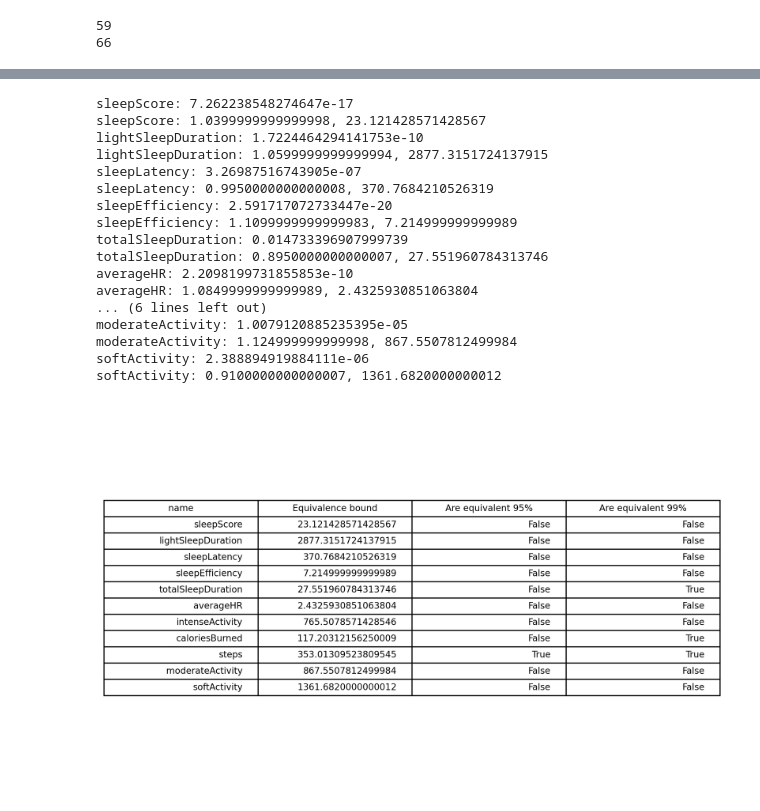
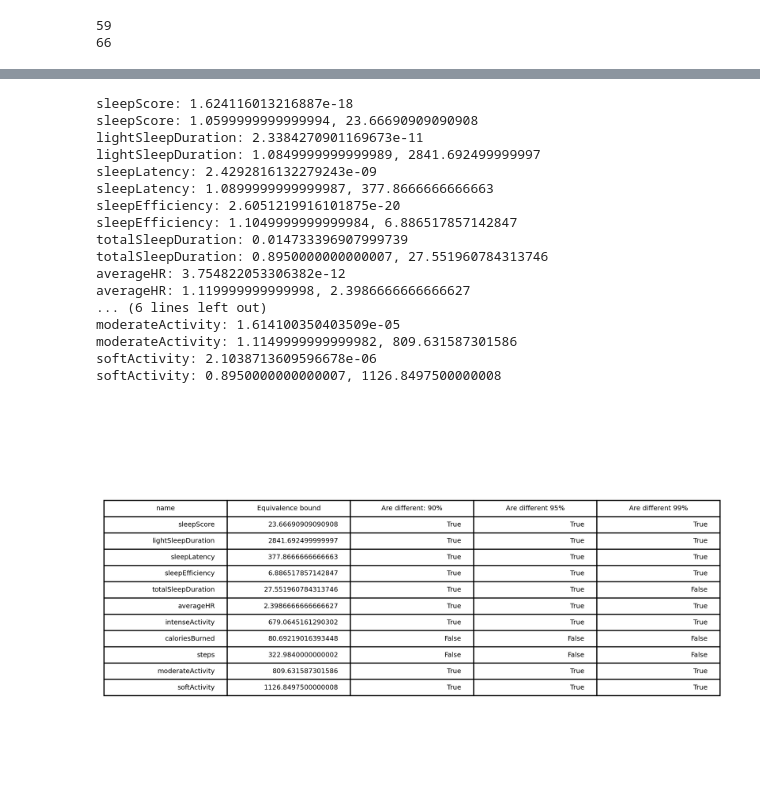
Before and after one commit to egorchern/OpenFitCompanionReport, a Jupyter notebook: src/analysis.ipynb, the cells around one changed output, grey strips where cells are left out. Saved outputs shown, nothing was run; the diff lists cells and outputs as text; code cells hidden in the pictures.

```diff
--- a/src/analysis.ipynb
+++ b/src/analysis.ipynb
@@ -13,7 +13,7 @@ np.set_printoptions(precision=12, suppress=False)
 # %%
 df = pd.read_csv("data.csv")
 type = "activity"
-property = "softActivity"
+property = "steps"
 df.tail()
 # %% [output]
 |  | bedtimeStart | Date | bedtimeEnd | Type | Provider | sleepScore | date | lightSleepDuration | ... |
@@ -56,6 +56,7 @@ Q = 0
 N = 0
 a_lst = []
 b_lst = []
+zscoreOutlier = 2
 for p in categoriesSleep:
 
     df_oura = df.loc[df["Type"] == f"sleep_Oura"]
@@ -73,7 +74,7 @@ for p in categoriesSleep:
         if (min(b, a) == 0) or math.isnan(a) or math.isnan(b):
             continue
         temp = zscores[i]
-        if (abs(temp) >= 2.5):
+        if (abs(temp) >= zscoreOutlier):
             continue
         N += 1
         val = (max(b, a) / min(b, a) % 1)
@@ -102,7 +103,7 @@ for p in categoriesActivity:
         if (min(b, a) == 0) or math.isnan(a) or math.isnan(b):
             continue
         temp = zscores[i]
-        if (abs(temp) >= 2.5):
+        if (abs(temp) >= zscoreOutlier):
             continue
         N += 1
         val = (max(b, a) / min(b, a) % 1)
@@ -168,3 +169,19 @@ df_oura = df_oura[df_oura["date"].isin(df_withings["date"])]
 df_oura = df_oura[df_oura[property].notna()]
 df_withings = df_withings[df_withings["date"].isin(df_oura["date"])]
 df_withings = df_withings[df_withings[property].notna()]
+df_oura.set_index("date", inplace=True)
+df_withings.set_index("date", inplace=True)
+print(df_oura[property].values - df_withings[property].values)
+zscores = np.abs(zscore(resultActivity[resultActivity[property].notna()][property]))
+df_oura["zscores"] = zscores
+df_withings["zscores"] = zscores
+x = 0
+a = df_oura[df_oura["zscores"] <= zscoreOutlier][property].values
+print(len(df_withings))
+b = df_withings[df_withings["zscores"] <= zscoreOutlier][property].values
+print(len(b))
+f, ax = plt.subplots(1, figsize = (8, 6))
+plt.title(f"Bland-Altman Plot: {type}_{property}")
+# sm.graphics.mean_diff_plot(a, b, ax=ax)
+bland_altman_plot(a, b)
+plt.show()
@@ -198,7 +232,7 @@ confidence = 0.05
 increment = 0.005
 margin = 0
 table_df = []
-zscoreOutlier = 2.5
+zscoreOutlier = 2
 for p in categoriesSleep:
 
     df_oura = df.loc[df["Type"] == f"sleep_Oura"]
@@ -218,6 +252,7 @@ for p in categoriesSleep:
     b = df_withings[df_withings["zscores"] <= zscoreOutlier][p].values
     p_two = stats.ttest_rel(a, b).pvalue
     is_in = p_two <= confidence
+    is_in90 = p_two <= 0.1
     is_in95 = p_two <= 0.05
     is_in99 = p_two <= 0.01
     print(f"{p}: {p_two}")
@@ -230,7 +265,7 @@ for p in categoriesSleep:
             x += increment
             continue
         print(f"{p}: {x}, {margin}")
-        table_df.append([p, margin, not is_in95, not is_in99])
+        table_df.append([p, margin, is_in90, is_in95, is_in99])
         break
 
 for p in categoriesActivity:
@@ -248,47 +283,48 @@ for p in categoriesActivity:
     df_oura["zscores"] = zscores
     df_withings["zscores"] = zscores
     a = df_oura[df_oura["zscores"] <= zscoreOutlier][p].values
     b = df_withings[df_withings["zscores"] <= zscoreOutlier][p].values
     p_two = stats.ttest_rel(a, b).pvalue
+    is_in90 = p_two <= 0.1
     is_in95 = p_two <= 0.05
     is_in99 = p_two <= 0.01
     print(f"{p}: {p_two}")
     while True:
 
         margin = np.mean(np.abs(a - b)) * x
         p_val = tests.ttost_paired(a, b, -margin, margin)[0]
         if p_val >= confidence:
             x += increment
             continue
         print(f"{p}: {x}, {margin}")
-        table_df.append([p, margin, not is_in95, not is_in99])
+        table_df.append([p, margin, is_in90, is_in95, is_in99])
         break
 table_df = pd.DataFrame(table_df)
 table_df.head()
 fig, ax = plt.subplots(figsize = (8, 5))
 fig.patch.set_visible(False)
 ax.axis('off')
 ax.axis('tight')
-ax.table(cellText=table_df.values, colLabels=["name", "Equivalence bound", "Are equivalent 95%", "Are equivalent 99%"], loc='center')
+ax.table(cellText=table_df.values, colLabels=["name", "Equivalence bound", "Are different: 90%", "Are different 95%", "Are different 99%"], loc='center')
 fig.tight_layout()
 
 plt.show()
 # %% [output]
-sleepScore: 7.262238548274647e-17
-sleepScore: 1.0399999999999998, 23.121428571428567
-lightSleepDuration: 1.7224464294141753e-10
-lightSleepDuration: 1.0599999999999994, 2877.3151724137915
-sleepLatency: 3.26987516743905e-07
-sleepLatency: 0.9950000000000008, 370.7684210526319
-sleepEfficiency: 2.591717072733447e-20
-sleepEfficiency: 1.1099999999999983, 7.214999999999989
+sleepScore: 1.624116013216887e-18
+sleepScore: 1.0599999999999994, 23.66690909090908
+lightSleepDuration: 2.3384270901169673e-11
+lightSleepDuration: 1.0849999999999989, 2841.692499999997
+sleepLatency: 2.4292816132279243e-09
+sleepLatency: 1.0899999999999987, 377.8666666666663
+sleepEfficiency: 2.6051219916101875e-20
+sleepEfficiency: 1.1049999999999984, 6.886517857142847
 totalSleepDuration: 0.014733396907999739
 totalSleepDuration: 0.8950000000000007, 27.551960784313746
-averageHR: 2.2098199731855853e-10
-averageHR: 1.0849999999999989, 2.4325930851063804
+averageHR: 3.754822053306382e-12
+averageHR: 1.119999999999998, 2.3986666666666627
 ... (6 lines left out)
-moderateActivity: 1.0079120885235395e-05
-moderateActivity: 1.124999999999998, 867.5507812499984
-softActivity: 2.388894919884111e-06
-softActivity: 0.9100000000000007, 1361.6820000000012
+moderateActivity: 1.614100350403509e-05
+moderateActivity: 1.1149999999999982, 809.631587301586
+softActivity: 2.1038713609596678e-06
+softActivity: 0.8950000000000007, 1126.8497500000008
-[figure, old version]
+[figure, new version]
```
Also changed, not shown: parts of 6 cells of this notebook, 8 other files.
